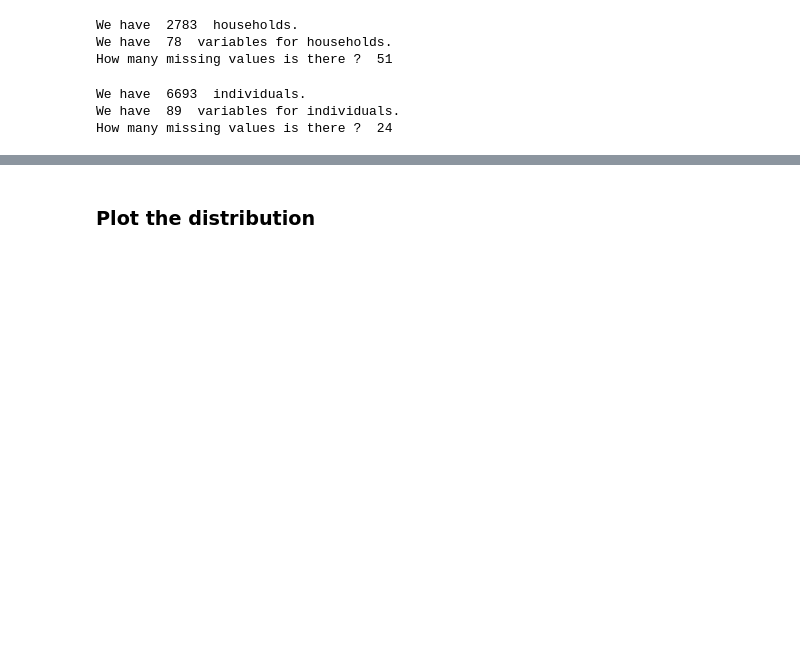
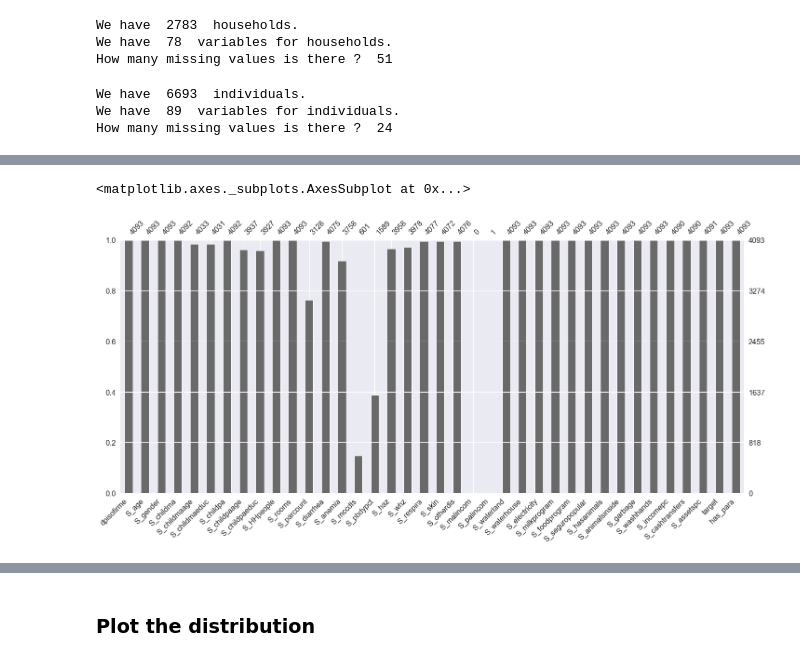
Before and after one commit to epfl-ada/ada-2020-project-milestone-p3-p3_2fast2curious, a Jupyter notebook: Data exploration.ipynb, the cells around one changed output, grey strips where cells are left out. Drawn from its saved outputs; the diff is of its cells as text; code cells hidden in the pictures; blank space fills up the shorter version.

```diff
--- a/Data exploration.ipynb
+++ b/Data exploration.ipynb
@@ -96,0 +131,9 @@ How many missing values is there ?  24
+# %%
+msk_young = Data_explo.S_age.apply(lambda x: True if x < 15 else False)
+Data_explo_young = Data_explo[msk_young]
+Data_explo_old = Data_explo[~msk_young]
+# %%
+msno.bar(Data_explo_young)
+# %% [output]
+<matplotlib.axes._subplots.AxesSubplot at 0x...>
+[figure, added]
```
Also changed, not shown: parts of 23 cells of this notebook.
